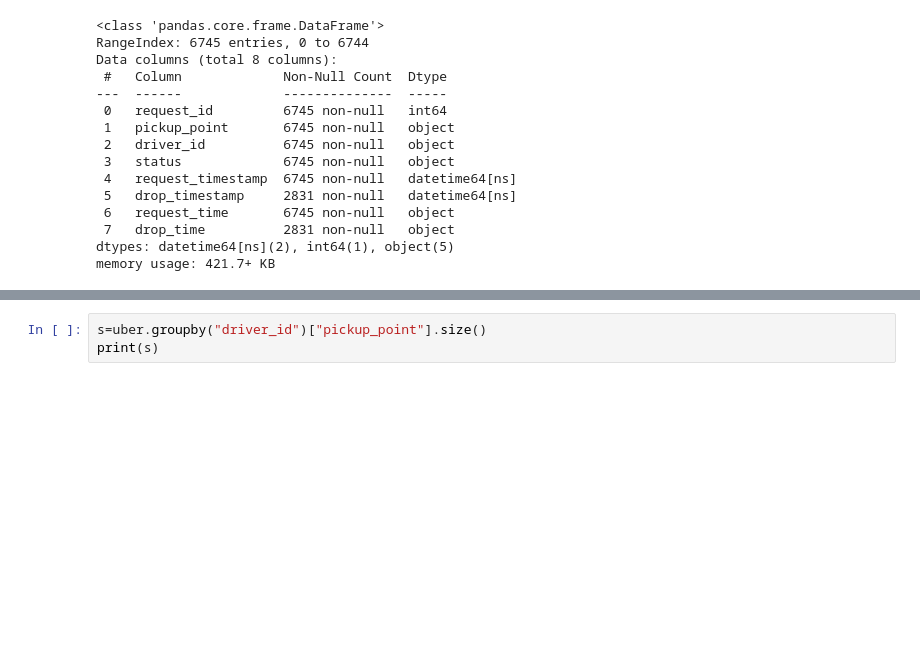
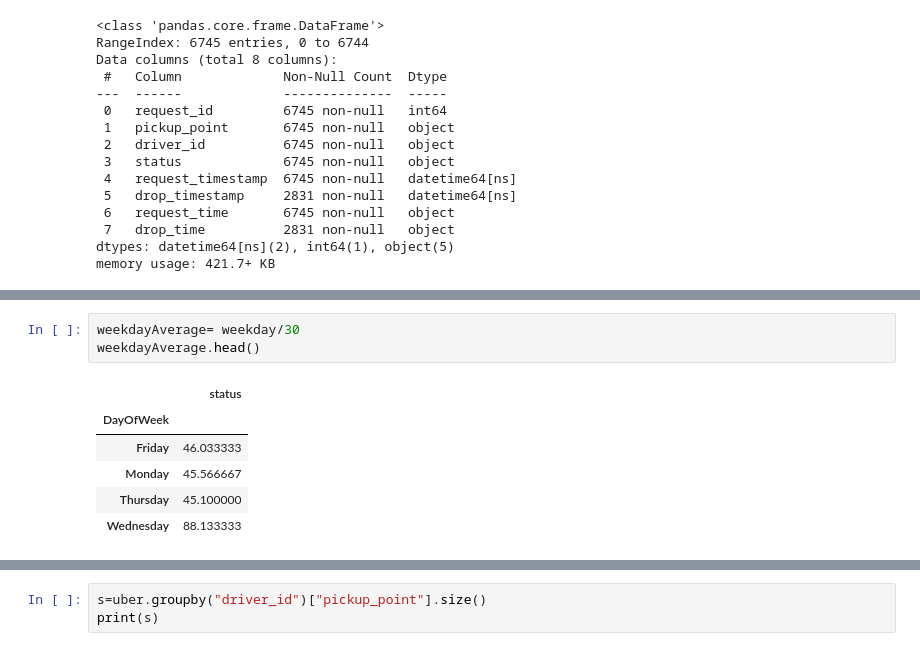
Before and after one commit to mallikarjunads/uber_analysis, a Jupyter notebook: Untitled-1.ipynb, the cells around one changed output, grey strips where cells are left out. Drawn from its saved outputs; the diff is of its cells as text; blank space fills up the shorter version.

```diff
--- a/Untitled-1.ipynb
+++ b/Untitled-1.ipynb
@@ -215,0 +234,10 @@ memory usage: 421.7+ KB
+# %%
+weekdayAverage= weekday/30
+weekdayAverage.head()
+# %% [output]
+|  | status |
+| DayOfWeek |  |
+| Friday | 46.033333 |
+| Monday | 45.566667 |
+| Thursday | 45.100000 |
+| Wednesday | 88.133333 |
```
Also changed, not shown: parts of 8 cells of this notebook, 1 other file.
